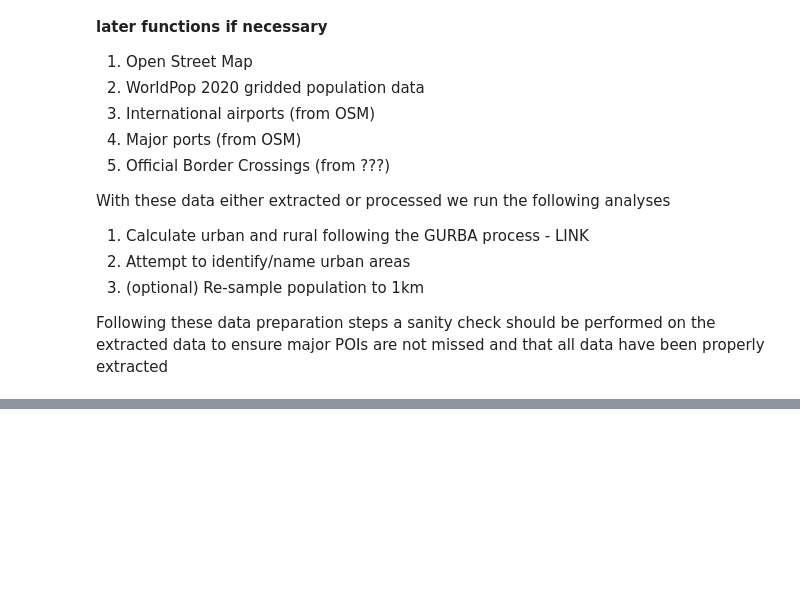
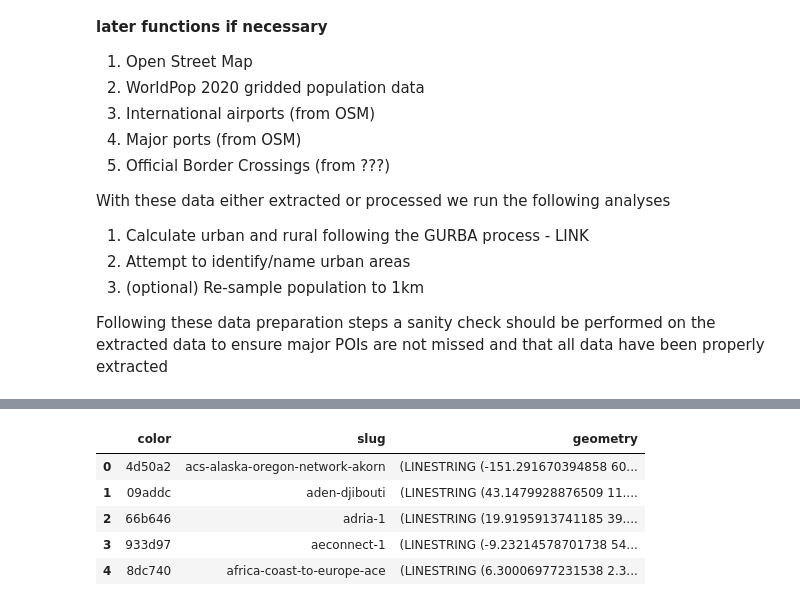
Before and after one commit to worldbank/INFRA_SAP, a Jupyter notebook: Notebooks/DP_INFRA_GLO_B__DataPreparation.ipynb, the cells around one changed output, grey strips where cells are left out. Drawn from its saved outputs; the diff is of its cells as text; code cells hidden in the pictures; blank space fills up the shorter version.

```diff
--- a/Notebooks/DP_INFRA_GLO_B__DataPreparation.ipynb
+++ b/Notebooks/DP_INFRA_GLO_B__DataPreparation.ipynb
@@ -59,0 +294,9 @@ wp_dataset = ""
+# %%
+inS_geo.head()
+# %% [output]
+|  | color | slug | geometry |
+| 0 | 4d50a2 | acs-alaska-oregon-network-akorn | (LINESTRING (-151.291670394858 60... |
+| 1 | 09addc | aden-djibouti | (LINESTRING (43.1479928876509 11.... |
+| 2 | 66b646 | adria-1 | (LINESTRING (19.9195913741185 39.... |
+| 3 | 933d97 | aeconnect-1 | (LINESTRING (-9.23214578701738 54... |
+| 4 | 8dc740 | africa-coast-to-europe-ace | (LINESTRING (6.30006977231538 2.3... |
```
Also changed, not shown: parts of 24 cells of this notebook, 8 other files.
